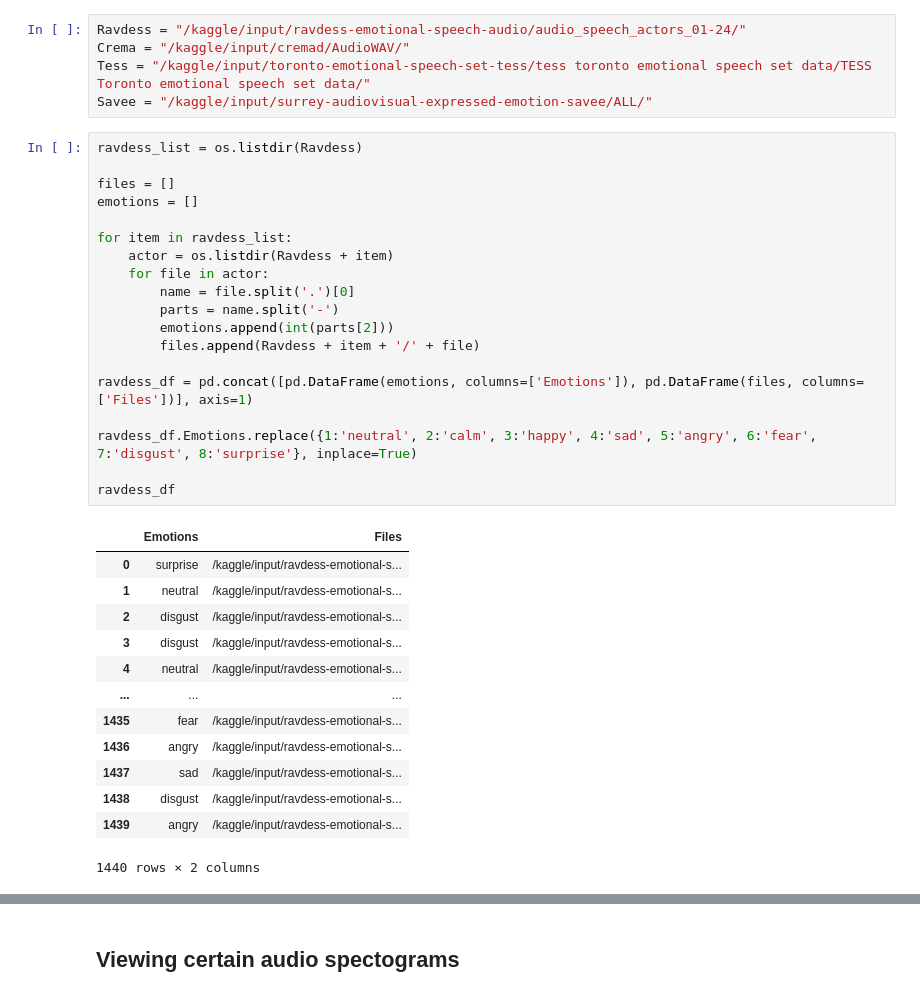
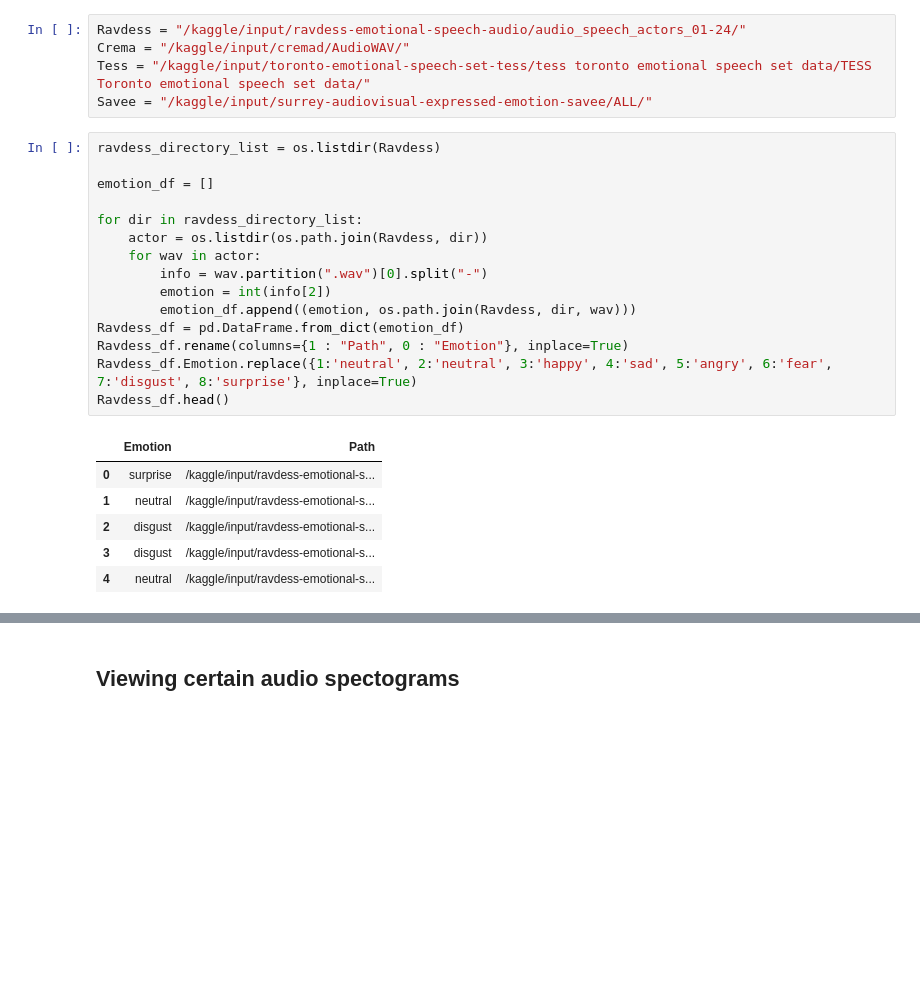
Before and after one commit to madhaviit/IITISOC-23-AI-ML-15-Speech-Emotion-Detection, a Jupyter notebook: speech-emotion-detection.ipynb, the cells around one changed output, grey strips where cells are left out. Cells and saved outputs as stored; diff of their text form; blank space fills up the shorter version.

```diff
--- a/speech-emotion-detection.ipynb
+++ b/speech-emotion-detection.ipynb
@@ -34,36 +36,25 @@ Crema = "/kaggle/input/cremad/AudioWAV/"
 Tess = "/kaggle/input/toronto-emotional-speech-set-tess/tess toronto emotional speech set data/TESS Toronto emotional speech set data/"
 Savee = "/kaggle/input/surrey-audiovisual-expressed-emotion-savee/ALL/"
 # %%
-ravdess_list = os.listdir(Ravdess)
+ravdess_directory_list = os.listdir(Ravdess)
 
-files = []
-emotions = []
+emotion_df = []
 
-for item in ravdess_list:
-    actor = os.listdir(Ravdess + item)
-    for file in actor:
-        name = file.split('.')[0]
-        parts = name.split('-')
-        emotions.append(int(parts[2]))
-        files.append(Ravdess + item + '/' + file)
-
-ravdess_df = pd.concat([pd.DataFrame(emotions, columns=['Emotions']), pd.DataFrame(files, columns=['Files'])], axis=1)
-
-ravdess_df.Emotions.replace({1:'neutral', 2:'calm', 3:'happy', 4:'sad', 5:'angry', 6:'fear', 7:'disgust', 8:'surprise'}, inplace=True)
-
-ravdess_df
+for dir in ravdess_directory_list:
+    actor = os.listdir(os.path.join(Ravdess, dir))
+    for wav in actor:
+        info = wav.partition(".wav")[0].split("-")
+        emotion = int(info[2])
+        emotion_df.append((emotion, os.path.join(Ravdess, dir, wav)))
+Ravdess_df = pd.DataFrame.from_dict(emotion_df)
+Ravdess_df.rename(columns={1 : "Path", 0 : "Emotion"}, inplace=True)
+Ravdess_df.Emotion.replace({1:'neutral', 2:'neutral', 3:'happy', 4:'sad', 5:'angry', 6:'fear', 7:'disgust', 8:'surprise'}, inplace=True)
+Ravdess_df.head()
 # %% [output]
-|  | Emotions | Files |
+|  | Emotion | Path |
 | 0 | surprise | /kaggle/input/ravdess-emotional-s... |
 | 1 | neutral | /kaggle/input/ravdess-emotional-s... |
 | 2 | disgust | /kaggle/input/ravdess-emotional-s... |
 | 3 | disgust | /kaggle/input/ravdess-emotional-s... |
 | 4 | neutral | /kaggle/input/ravdess-emotional-s... |
-| ... | ... | ... |
-| 1435 | fear | /kaggle/input/ravdess-emotional-s... |
-| 1436 | angry | /kaggle/input/ravdess-emotional-s... |
-| 1437 | sad | /kaggle/input/ravdess-emotional-s... |
-| 1438 | disgust | /kaggle/input/ravdess-emotional-s... |
-| 1439 | angry | /kaggle/input/ravdess-emotional-s... |
-1440 rows × 2 columns
 # %%
```
Also changed, not shown: parts of 77 cells of this notebook.
